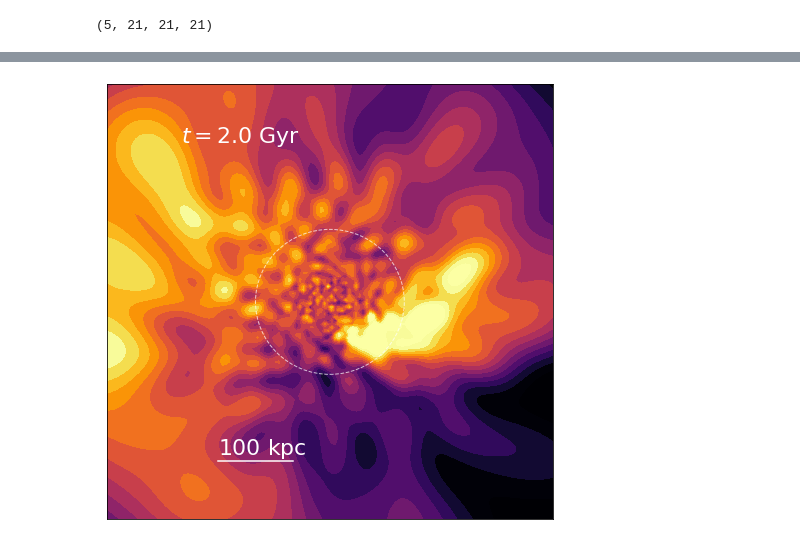
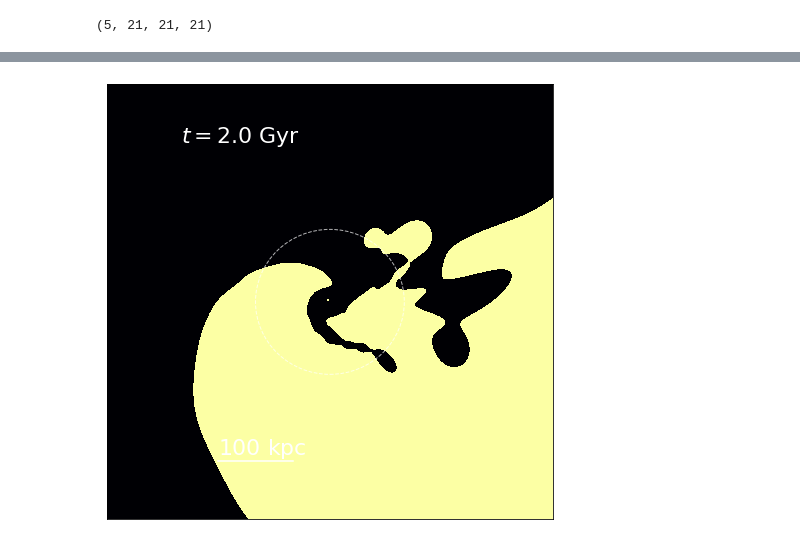
Before and after one commit to jngaravitoc/time-dependent-BFE, a Jupyter notebook: scripts/scf_coefficients/scf_coefficients_tests.ipynb, the cells around one changed output, grey strips where cells are left out. Saved outputs shown, nothing was run; the diff lists cells and outputs as text; code cells hidden in the pictures.

Commit message:
smoothing and vis Class and tests

```diff
--- a/scripts/scf_coefficients/scf_coefficients_tests.ipynb
+++ b/scripts/scf_coefficients/scf_coefficients_tests.ipynb
@@ -4,9 +4,9 @@ import scf_utils
 # %% [output]
 Populating the interactive namespace from numpy and matplotlib
 # %%
-coeff_filename = "../../data/expansion/MWLMC5_snap_1e6/BFE_MWLMC5_grav_MO5_ss_COM_n20_20_nsamp_1e6_host_snap_"
+coeff_filename = "../../data/expansion/MWLMC5_snap_1e6/BFE_LMC5_all_grav_MO5_ss_COM_n20_20_nsamp_1e6_sat_snap_"
 # %%
-coeff, exp_order, exp_params, rcom = scf_utils.read_coefficients(coeff_filename+"100")
+coeff, exp_order, exp_params, rcom = scf_utils.read_coefficients(coeff_filename+"140")
 # %%
 print(rcom)
 # %% [output]
@@ -27,2 +41,5 @@ rs = exp_params[0]
 # %%
-Snlm_smooth, Tnlm_smooth, N_coeff = scf.smooth_coeff_matrix(pmass, sn=5)
+Snlm_smooth, Tnlm_smooth, N_coeff = scf_utils.smooth_coefficients_matrix(Snlm, Tnlm, varSnlm, varTnlm,
+                                                                         varSTnlm, pmass, sn_threshold=5, SN=False)
+# %%
+vis_smooth = scf_utils.SCFvis(Snlm_smooth, Tnlm_smooth, exp_order[0], exp_order[1], exp_order[2])
@@ -46,5 +65,5 @@ scf.density_contour(Snlm, Tnlm, [-300, 300], pmass, rs, 100 )
 # %%
-scf.density_contour(Snlm, Tnlm, [-300, 300], pmass, rs, 100, delta_rho=True )
+vis_smooth.density_contour(Snlm, Tnlm, [-300, 300], pmass, rs, 100, delta_rho=True)
 # %% [output]
-[figure, old version]
+[figure, new version]
 # %%
```
Also changed, not shown: parts of 13 cells of this notebook, 1 other file.
